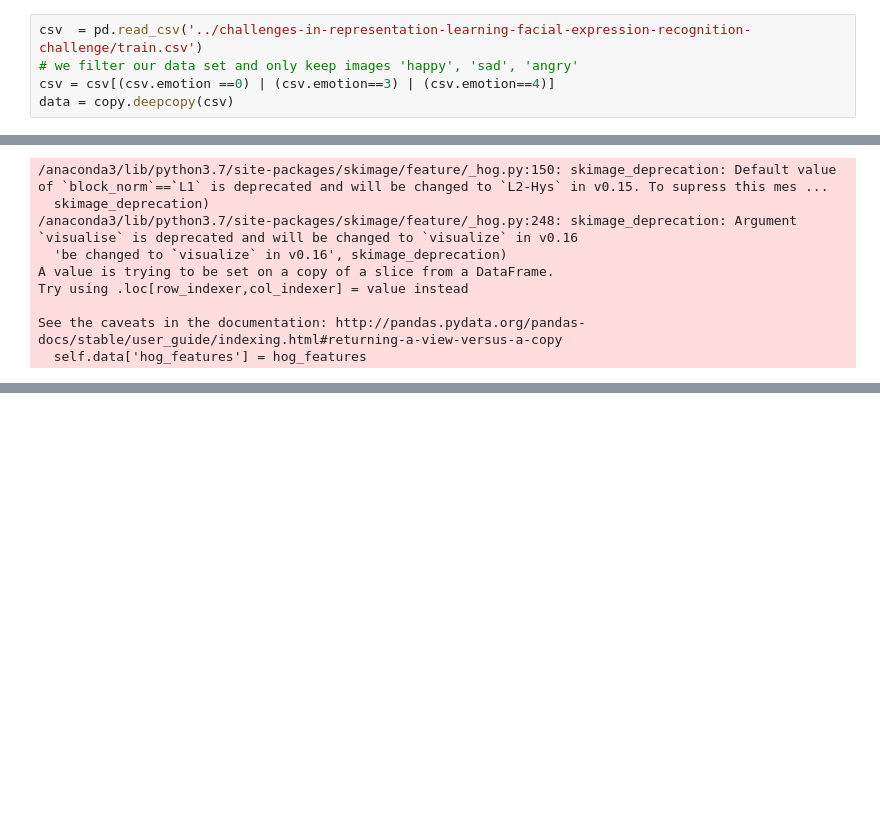
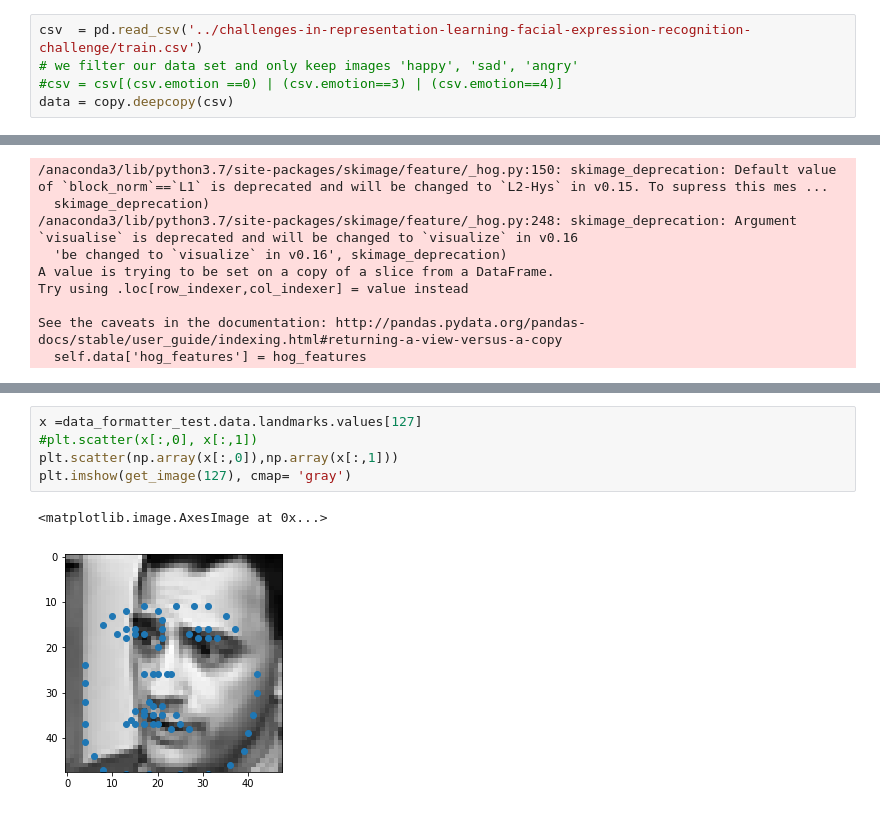
Before and after one commit to AntoineGuiot/project_vic, a Jupyter notebook: exploration_img_plot.ipynb, the cells around one changed output, grey strips where cells are left out. Saved outputs shown, nothing was run; the diff lists cells and outputs as text; blank space fills up the shorter version.

```diff
--- a/exploration_img_plot.ipynb
+++ b/exploration_img_plot.ipynb
@@ -18,7 +93,7 @@ The autoreload extension is already loaded. To reload it, use:
 # %%
 csv  = pd.read_csv('../challenges-in-representation-learning-facial-expression-recognition-challenge/train.csv')
 # we filter our data set and only keep images 'happy', 'sad', 'angry'
-csv = csv[(csv.emotion ==0) | (csv.emotion==3) | (csv.emotion==4)]
+#csv = csv[(csv.emotion ==0) | (csv.emotion==3) | (csv.emotion==4)]
 data = copy.deepcopy(csv)
 # %%
 emotions_mapping = dict({0:'Angry', 1:'Disgust', 2:'Fear', 3:'Happy', 4:'Sad', 5:'Surprise', 6:'Neutral'})
@@ -111,0 +185,8 @@ model.test(data_formatter_test.data)
+# %%
+x =data_formatter_test.data.landmarks.values[127]
+#plt.scatter(x[:,0], x[:,1])
+plt.scatter(np.array(x[:,0]),np.array(x[:,1]))
+plt.imshow(get_image(127), cmap= 'gray')
+# %% [output]
+<matplotlib.image.AxesImage at 0x...>
+[figure, added]
```
Also changed, not shown: parts of 24 cells of this notebook, 1 other file.
